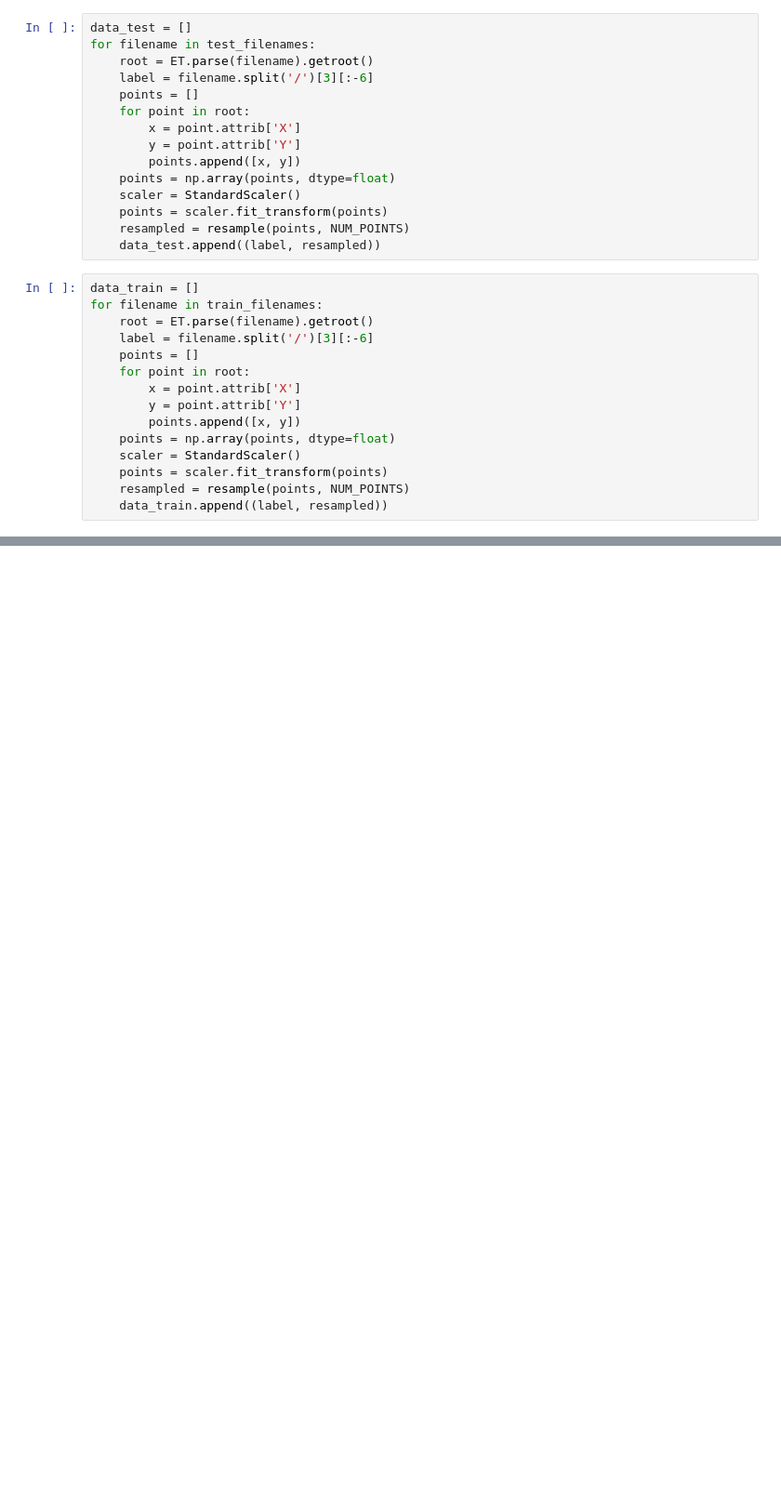
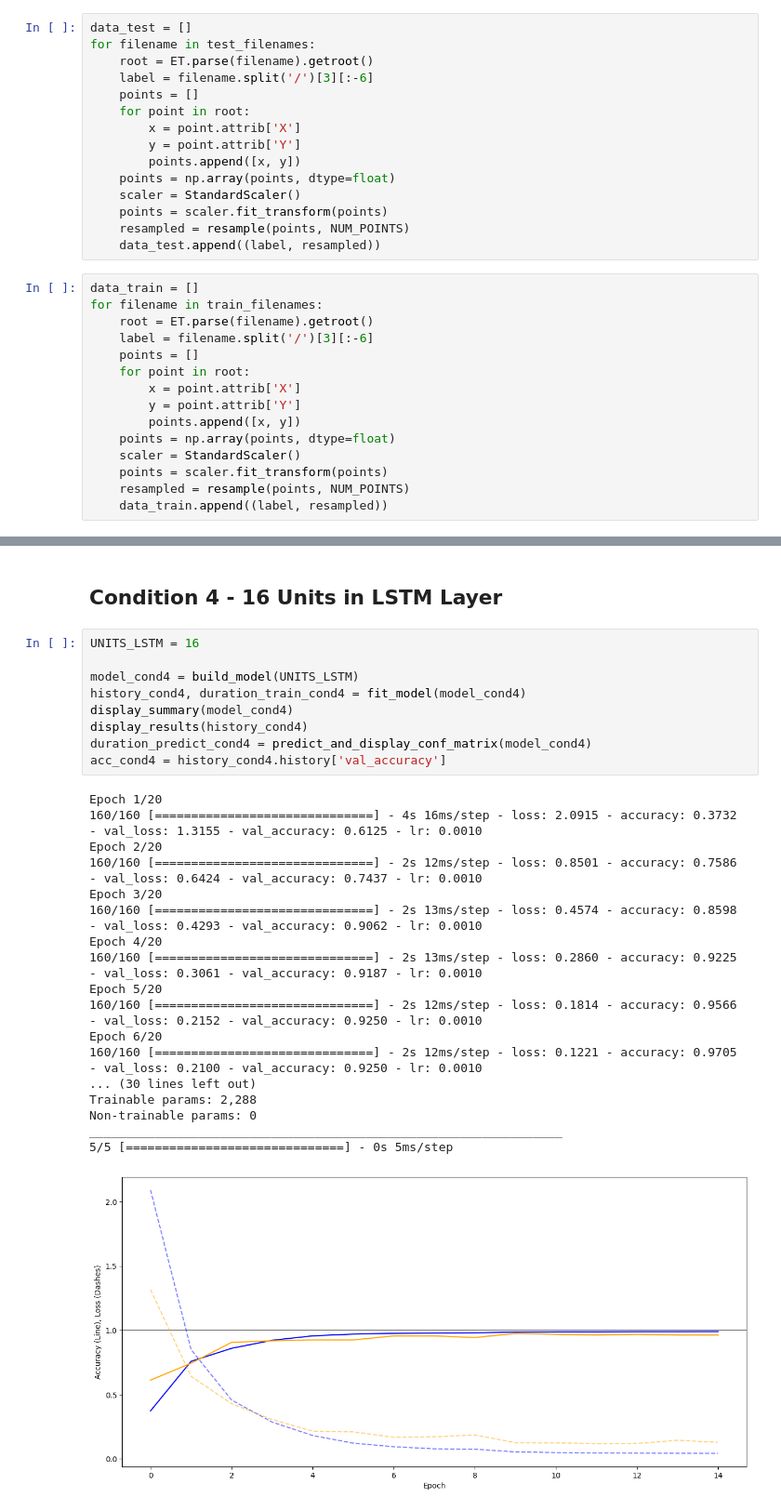
Before and after one commit to ITT23/assignment-06-gesture-recognition-tina-e, a Jupyter notebook: unistroke-gestures.ipynb, the cells around one changed output, grey strips where cells are left out. Shown at 93% size. Cells and saved outputs as stored; diff of their text form; blank space fills up the shorter version.

```diff
--- a/unistroke-gestures.ipynb
+++ b/unistroke-gestures.ipynb
@@ -265,0 +307,30 @@ pass
+# %% [markdown]
+## Condition 4 - 16 Units in LSTM Layer
+# %%
+UNITS_LSTM = 16
+
+model_cond4 = build_model(UNITS_LSTM)
+history_cond4, duration_train_cond4 = fit_model(model_cond4)
+display_summary(model_cond4)
+display_results(history_cond4)
+duration_predict_cond4 = predict_and_display_conf_matrix(model_cond4)
+acc_cond4 = history_cond4.history['val_accuracy']
+# %% [output]
+Epoch 1/20
+160/160 [==============================] - 4s 16ms/step - loss: 2.0915 - accuracy: 0.3732 - val_loss: 1.3155 - val_accuracy: 0.6125 - lr: 0.0010
+Epoch 2/20
+160/160 [==============================] - 2s 12ms/step - loss: 0.8501 - accuracy: 0.7586 - val_loss: 0.6424 - val_accuracy: 0.7437 - lr: 0.0010
+Epoch 3/20
+160/160 [==============================] - 2s 13ms/step - loss: 0.4574 - accuracy: 0.8598 - val_loss: 0.4293 - val_accuracy: 0.9062 - lr: 0.0010
+Epoch 4/20
+160/160 [==============================] - 2s 13ms/step - loss: 0.2860 - accuracy: 0.9225 - val_loss: 0.3061 - val_accuracy: 0.9187 - lr: 0.0010
+Epoch 5/20
+160/160 [==============================] - 2s 12ms/step - loss: 0.1814 - accuracy: 0.9566 - val_loss: 0.2152 - val_accuracy: 0.9250 - lr: 0.0010
+Epoch 6/20
+160/160 [==============================] - 2s 12ms/step - loss: 0.1221 - accuracy: 0.9705 - val_loss: 0.2100 - val_accuracy: 0.9250 - lr: 0.0010
+... (30 lines left out)
+Trainable params: 2,288
+Non-trainable params: 0
+_________________________________________________________________
+5/5 [==============================] - 0s 5ms/step
+[figure, added]
```
Also changed, not shown: parts of 34 cells of this notebook, 1 other file.
